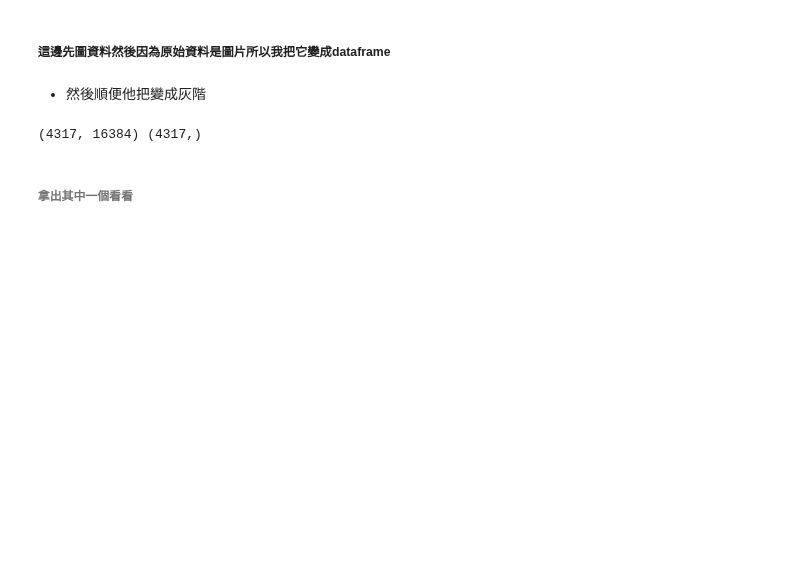
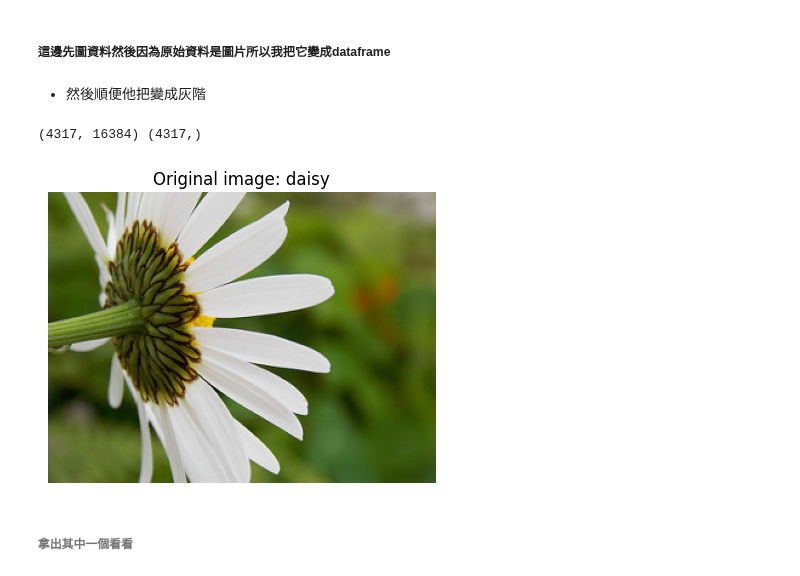
Before and after one commit to papayaya123/Data-Mining, a Jupyter notebook: final_work/main.ipynb, the cells around one changed output. Cells and saved outputs as stored; diff of their text form; code cells hidden in the pictures; blank space fills up the shorter version.

```diff
--- a/final_work/main.ipynb
+++ b/final_work/main.ipynb
@@ -40,6 +40,30 @@ y = np.array(y)
 print(X.shape, y.shape)
 # %% [output]
 (4317, 16384) (4317,)
+# %%
+import os
+import cv2
+import matplotlib.pyplot as plt
+
+# 取第一個類別資料夾
+first_class = list(label_map.keys())[0]
+folder = os.path.join(DATA_DIR, first_class)
+
+# 取資料夾中的第一張圖片檔
+first_file = os.listdir(folder)[0]
+img_path = os.path.join(folder, first_file)
+
+# 讀「原始彩色圖」
+img_color = cv2.imread(img_path, cv2.IMREAD_COLOR)
+img_color = cv2.cvtColor(img_color, cv2.COLOR_BGR2RGB)  # OpenCV → RGB
+
+plt.figure(figsize=(5, 5))
+plt.imshow(img_color)
+plt.title(f"Original image: {first_class}")
+plt.axis("off")
+plt.show()
+# %% [output]
+[figure, added]
 # %% [markdown]
 ###### 拿出其中一個看看
 # %%
```
Also changed, not shown: parts of 2 cells of this notebook, 14 other files.
